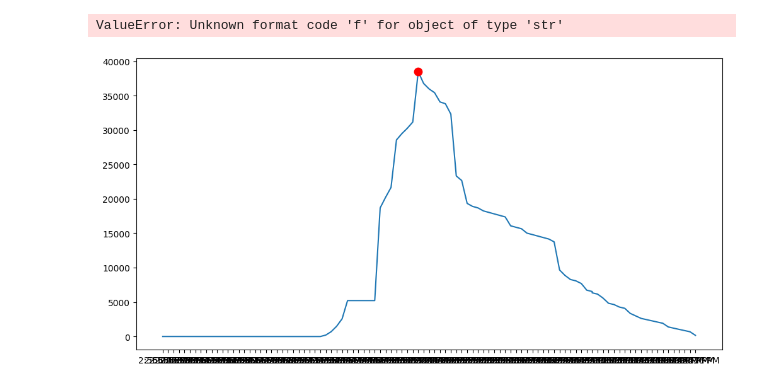
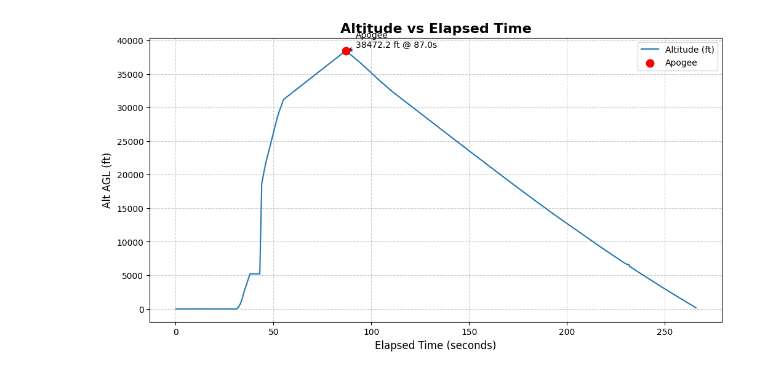
Before and after one commit to pwang-eng/rocketry-telemetry-analysis, a Jupyter notebook: analysis.ipynb, the cells around one changed output. Saved outputs shown, nothing was run; the diff lists cells and outputs as text; code cells hidden in the pictures.

Commit message:
Enhanced notebook with comprehensive GPS analysis, improved formatting, and detailed comments

```diff
--- a/analysis.ipynb
+++ b/analysis.ipynb
@@ -4,42 +4,61 @@
 import pandas as pd
 import numpy as np
 import matplotlib.pyplot as plt
+import os
+
+# Create plots directory for saving high-resolution images
+if not os.path.exists('plots'):
+    os.makedirs('plots')
+    print("Created 'plots' folder for saving plot images")
 
 df = pd.read_csv("Trimmed Aurora Telemetry Data.csv")
 
-# Convert TIME column to datetime format
+# Convert TIME column to datetime format for proper time calculations
 df['TIME'] = pd.to_datetime(df['TIME'], format='%I:%M:%S %p')
 
 # Calculate elapsed time in seconds from the first timestamp
 start_time = df['TIME'].iloc[0]
 df['elapsed_seconds'] = (df['TIME'] - start_time).dt.total_seconds()
 
-# Convert altitude to numeric (in case it has any string values)
+# Convert altitude to numeric values (handles any string data)
 df['Alt AGL (ft)'] = pd.to_numeric(df['Alt AGL (ft)'], errors='coerce')
 
+print("Rocket Telemetry Data Summary:")
+print("=" * 40)
 print("First few rows with elapsed time:")
 print(df[['TIME', 'elapsed_seconds', 'Alt AGL (ft)']].head())
 
+# Find apogee (maximum altitude point)
 apogee_idx = df['Alt AGL (ft)'].idxmax()   # row where altitude is max
-apogee_time = df.loc[apogee_idx, 'elapsed_seconds']  # Use elapsed_seconds instead
+apogee_time = df.loc[apogee_idx, 'elapsed_seconds']  # time at apogee
 apogee_alt  = df.loc[apogee_idx, 'Alt AGL (ft)']
 
+print(f"\n Flight Analysis:")
+print(f"Apogee: {apogee_alt:.1f} ft at {apogee_time:.1f} seconds")
+
+# Create altitude vs time plot
 plt.figure(figsize=(12, 6))
-plt.plot(df['elapsed_seconds'], df['Alt AGL (ft)'], label='Altitude (ft)')
+plt.plot(df['elapsed_seconds'], df['Alt AGL (ft)'], 'b-', linewidth=2, label='Altitude (ft)')
 
 plt.scatter([apogee_time], [apogee_alt], color='red', s=80, zorder=5, label='Apogee')
 
 plt.annotate(f'Apogee\n{apogee_alt:.1f} ft @ {apogee_time:.1f}s',
              xy=(apogee_time, apogee_alt),
-             xytext=(apogee_time + 5, apogee_alt + 500), #offset label
+             xytext=(apogee_time + 5, apogee_alt + 500), # offset label
              arrowprops=dict(facecolor='red', arrowstyle='->'),
              fontsize=10, color='black')
 
-plt.title('Altitude vs Elapsed Time', fontsize=16, fontweight='bold')
+plt.title('Rocket Altitude vs Elapsed Time', fontsize=16, fontweight='bold')
 plt.xlabel('Elapsed Time (seconds)', fontsize=12)
-plt.ylabel('Alt AGL (ft)', fontsize=12)
+plt.ylabel('Altitude AGL (ft)', fontsize=12)
 plt.grid(True, linestyle='--', alpha=0.6)
 plt.legend()
+
+# Save plots in multiple formats for different uses
+plt.savefig('plots/altitude_vs_time.png', dpi=300, bbox_inches='tight', facecolor='white')
+plt.savefig('plots/altitude_vs_time.pdf', bbox_inches='tight', facecolor='white')
+print(f"Saved altitude plot: plots/altitude_vs_time.png and .pdf")
+
 plt.show()
 # %% [output]
 Requirement already satisfied: pandas in c:\users\patri\appdata\local\programs\python\python313\lib\site-packages (2.3.2)
@@ -60,2 +81 @@ Note: you may need to restart the kernel to use updated packages.
-ValueError: Unknown format code 'f' for object of type 'str'
-[figure, old version]
+[figure, new version]
```
Also changed, not shown: parts of 3 cells of this notebook.
